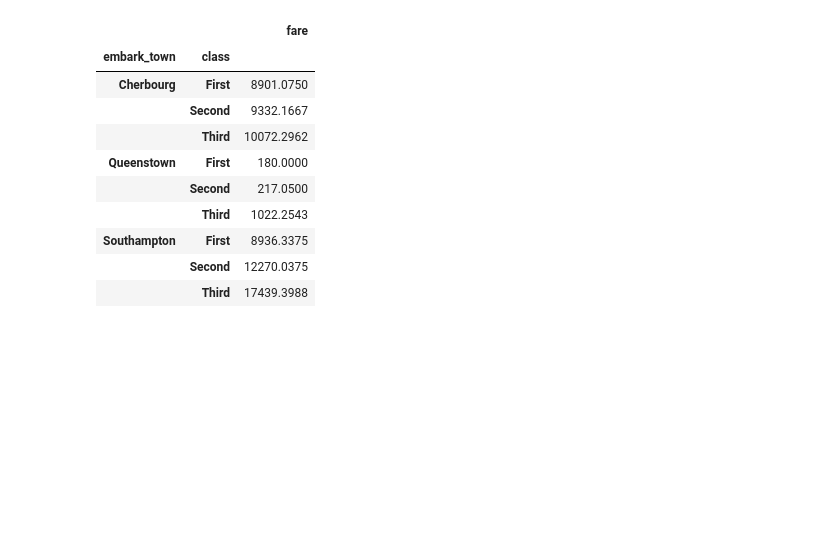
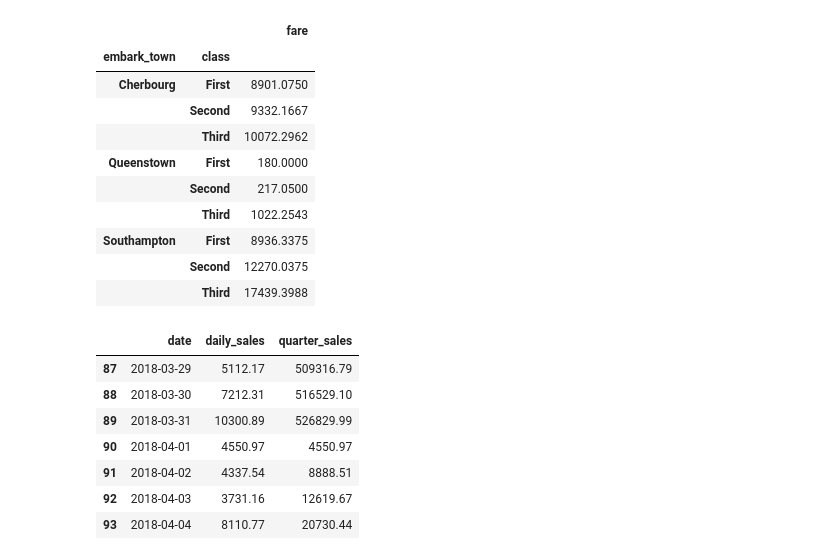
Before and after one commit to umeshraj/pbpython_pandas_group_agg, a Jupyter notebook: pd_gp_agg.ipynb, the cells around one changed output. Drawn from its saved outputs; the diff is of its cells as text; code cells hidden in the pictures; blank space fills up the shorter version.

Commit message:
Pandas grouper and sidetable

```diff
--- a/pd_gp_agg.ipynb
+++ b/pd_gp_agg.ipynb
@@ -356,3 +356,21 @@ fare_group.groupby(level=0).cumsum()
 | Southampton | First | 8936.3375 |
 |  | Second | 12270.0375 |
 |  | Third | 17439.3988 |
+# %%
+# Grouper
+
+sales = pd.read_excel('https://github.com/chris1610/pbpython/blob/master/data/2018_Sales_Total_v2.xlsx?raw=True')
+
+daily_sales = sales.groupby([pd.Grouper(key='date', freq='D')]).agg(daily_sales=('ext price','sum')).reset_index()
+daily_sales['quarter_sales'] = daily_sales.groupby(pd.Grouper(key='date', freq='Q')).agg({'daily_sales':'cumsum'})
+# %%
+daily_sales[daily_sales['date'].between('2018-3-29', '2018-4-4')]
+# %% [output]
+|  | date | daily_sales | quarter_sales |
+| 87 | 2018-03-29 | 5112.17 | 509316.79 |
+| 88 | 2018-03-30 | 7212.31 | 516529.10 |
+| 89 | 2018-03-31 | 10300.89 | 526829.99 |
+| 90 | 2018-04-01 | 4550.97 | 4550.97 |
+| 91 | 2018-04-02 | 4337.54 | 8888.51 |
+| 92 | 2018-04-03 | 3731.16 | 12619.67 |
+| 93 | 2018-04-04 | 8110.77 | 20730.44 |
```
Also changed, not shown: parts of 10 cells of this notebook.
